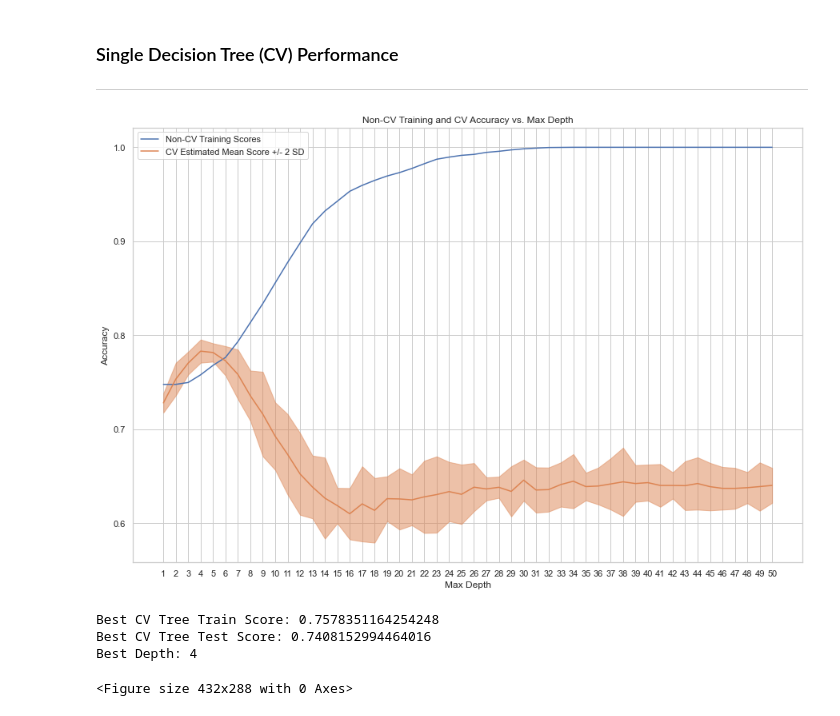
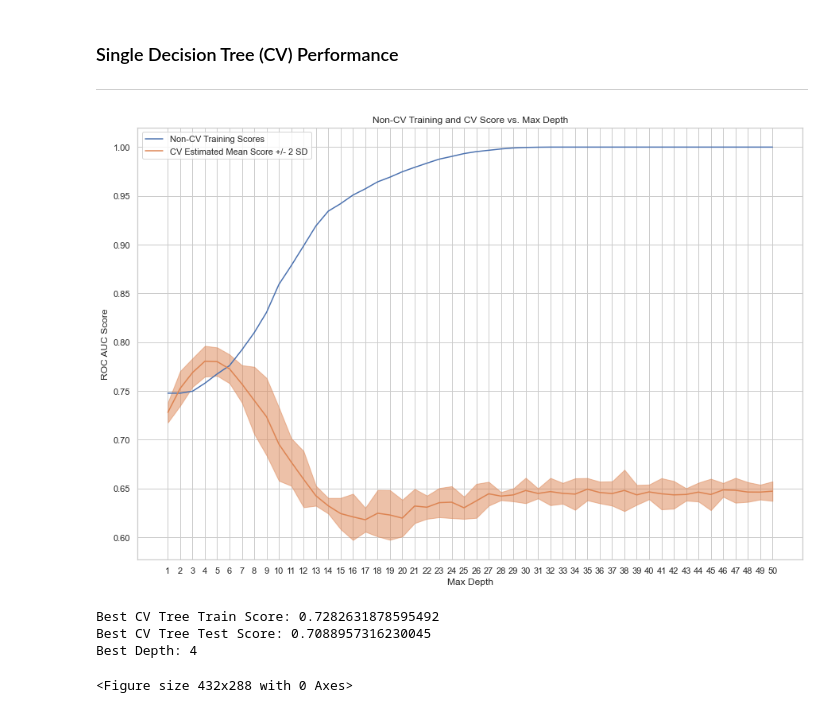
Before and after one commit to raychen2019/Mortality, a Jupyter notebook: models-v3.ipynb, the cells around one changed output. Drawn from its saved outputs; the diff is of its cells as text; code cells hidden in the pictures.

```diff
--- a/models-v3.ipynb
+++ b/models-v3.ipynb
@@ -232,11 +218,11 @@ Cs_vals = [1e-4,1e-3,1e-2,1e-1,1e0,1e1,1e2,1e3,1e4]
 
 logit_lasso_CV = LogisticRegressionCV(penalty = 'l1', scoring="roc_auc", Cs=Cs_vals, cv = 5, max_iter = 2000, solver ='liblinear')
 
-logit_lasso_CV.fit(X_train_impute_standard, y_train.values.ravel())
+logit_lasso_CV.fit(X_train_impute, y_train.values.ravel())
 
-y_pred_train_CV = logit_lasso_CV.predict(X_train_impute_standard)
+y_pred_train_CV = logit_lasso_CV.predict(X_train_impute)
 
-y_pred_test_CV = logit_lasso_CV.predict(X_test_impute_standard)
+y_pred_test_CV = logit_lasso_CV.predict(X_test_impute)
 
 logit_lasso_train_auc_score_CV = roc_auc_score(y_train, y_pred_train_CV)
 logit_lasso_test_auc_score_CV = roc_auc_score(y_test, y_pred_test_CV)
@@ -247,8 +233,8 @@ print("\nLogistic regression CV lasso test auc score: ")
 print(logit_lasso_test_auc_score_CV)
 
 print(f"The y-intercept for logistic regression lasso CV:\n{logit_lasso_CV.intercept_[0]:.3f}\n")
-for i in range(len(logit_lasso_CV.coef_[0])):
-    print(f"The beta coefficient {i+1:.0f} "+X_train.columns[i]+" for logistic regression lasso CV:")
-    print(str(logit_lasso_CV.coef_[0][i])+"\n")
+# for i in range(len(logit_lasso_CV.coef_[0])):
+#     print(f"The beta coefficient {i+1:.0f} "+X_train.columns[i]+" for logistic regression lasso CV:")
+#     print(str(logit_lasso_CV.coef_[0][i])+"\n")
 # %% [output]
 Logistic regression CV lasso train auc score:
@@ -273,11 +249,11 @@ The beta coefficient 18 Pulse pressure for logistic regression lasso CV:
 # %%
 logit_ridge = LogisticRegression(penalty = 'l2', max_iter = 10000, solver = 'lbfgs')
 
-logit_ridge.fit(X_train_impute_standard, y_train.values.ravel())
+logit_ridge.fit(X_train_impute, y_train.values.ravel())
 
-y_pred_train = logit_ridge.predict(X_train_impute_standard)
+y_pred_train = logit_ridge.predict(X_train_impute)
 
-y_pred_test = logit_ridge.predict(X_test_impute_standard)
+y_pred_test = logit_ridge.predict(X_test_impute)
 
 logit_ridge_train_auc_score = roc_auc_score(y_train, y_pred_train)
 logit_ridge_test_auc_score = roc_auc_score(y_test, y_pred_test)
@@ -288,8 +264,8 @@ print("\nLogistic regression ridge test auc score: ")
 print(logit_ridge_test_auc_score)
 
 print(f"The y-intercept for logistic regression ridge:\n{logit_ridge.intercept_[0]:.3f}\n")
-for i in range(len(logit_ridge.coef_[0])):
-    print(f"The beta coefficient {i+1:.0f} "+X_train.columns[i]+" for logistic regression ridge:")
-    print(str(logit_ridge.coef_[0][i])+"\n")
+# for i in range(len(logit_ridge.coef_[0])):
+#     print(f"The beta coefficient {i+1:.0f} "+X_train.columns[i]+" for logistic regression ridge:")
+#     print(str(logit_ridge.coef_[0][i])+"\n")
 # %% [output]
 Logistic regression ridge train auc score:
@@ -316,11 +282,11 @@ Cs_vals = [1e-4,1e-3,1e-2,1e-1,1e0,1e1,1e2,1e3,1e4]
 
 logit_ridge_CV = LogisticRegressionCV(penalty = 'l2', scoring="roc_auc", Cs=Cs_vals, max_iter = 10000, cv = 5, solver = 'lbfgs')
 
-logit_ridge_CV.fit(X_train_impute_standard, y_train.values.ravel())
+logit_ridge_CV.fit(X_train_impute, y_train.values.ravel())
 
-y_pred_train_CV = logit_ridge.predict(X_train_impute_standard)
+y_pred_train_CV = logit_ridge.predict(X_train_impute)
 
-y_pred_test_CV = logit_ridge.predict(X_test_impute_standard)
+y_pred_test_CV = logit_ridge.predict(X_test_impute)
 
 logit_ridge_train_auc_score_CV = roc_auc_score(y_train, y_pred_train_CV)
 logit_ridge_test_auc_score_CV = roc_auc_score(y_test, y_pred_test_CV)
@@ -331,8 +297,8 @@ print("\nLogistic regression CV ridge test auc score: ")
 print(logit_ridge_test_auc_score_CV)
 
 print(f"The y-intercept for logistic regression ridge CV:\n{logit_ridge_CV.intercept_[0]:.3f}\n")
-for i in range(len(logit_ridge_CV.coef_[0])):
-    print(f"The beta coefficient {i+1:.0f} "+X_train.columns[i]+" for logistic regression ridge CV:")
-    print(str(logit_ridge_CV.coef_[0][i])+"\n")
+# for i in range(len(logit_ridge_CV.coef_[0])):
+#     print(f"The beta coefficient {i+1:.0f} "+X_train.columns[i]+" for logistic regression ridge CV:")
+#     print(str(logit_ridge_CV.coef_[0][i])+"\n")
 # %% [output]
 Logistic regression CV ridge train auc score:
@@ -457,26 +423,29 @@ cvmeans, cvstds, train_scores, scores_dict = calc_meanstd(X_train_impute, y_trai
 # %%
 plt.figure(figsize=(15,10))
 plt.plot(depths, train_scores, label="Non-CV Training Scores")
 plt.plot(depths, cvmeans, label="CV Estimated Mean Score +/- 2 SD")
 plt.fill_between(depths, cvmeans - 2*cvstds, cvmeans + 2*cvstds, color="C1", alpha=0.5)
 plt.legend()
-plt.title("Non-CV Training and CV Accuracy vs. Max Depth")
-plt.ylabel("Accuracy")
+plt.title("Non-CV Training and CV Score vs. Max Depth")
+plt.ylabel("ROC AUC Score")
 plt.xlabel("Max Depth")
 plt.xticks(depths);
 plt.savefig("Single_Tree_Plots/Tree CV Training", bbox_inches = "tight")
 # %% [output]
-[figure, old version]
+[figure, new version]
 # %%
 best_depth = max(scores_dict, key=scores_dict.get)
 dtree = DecisionTreeClassifier(max_depth=best_depth).fit(X_train_impute, y_train.values.ravel())
-best_cv_tree_train_score = dtree.score(X_train_impute, y_train.values.ravel())
-best_cv_tree_test_score = dtree.score(X_test_impute, y_test.values.ravel())
+y_pred_train = dtree.predict(X_train_impute)
+y_pred_test = dtree.predict(X_test_impute)
+
+best_cv_tree_train_score = roc_auc_score(y_train, y_pred_train)
+best_cv_tree_test_score = roc_auc_score(y_test, y_pred_test)
 print(f"Best CV Tree Train Score: {best_cv_tree_train_score}")
 print(f"Best CV Tree Test Score: {best_cv_tree_test_score}")
 print(f"Best Depth: {best_depth}")
 # %% [output]
-Best CV Tree Train Score: 0.7578351164254248
-Best CV Tree Test Score: 0.7408152994464016
+Best CV Tree Train Score: 0.7282631878595492
+Best CV Tree Test Score: 0.7088957316230045
 Best Depth: 4
 # %%
```
Also changed, not shown: parts of 43 cells of this notebook, 37 other files.
